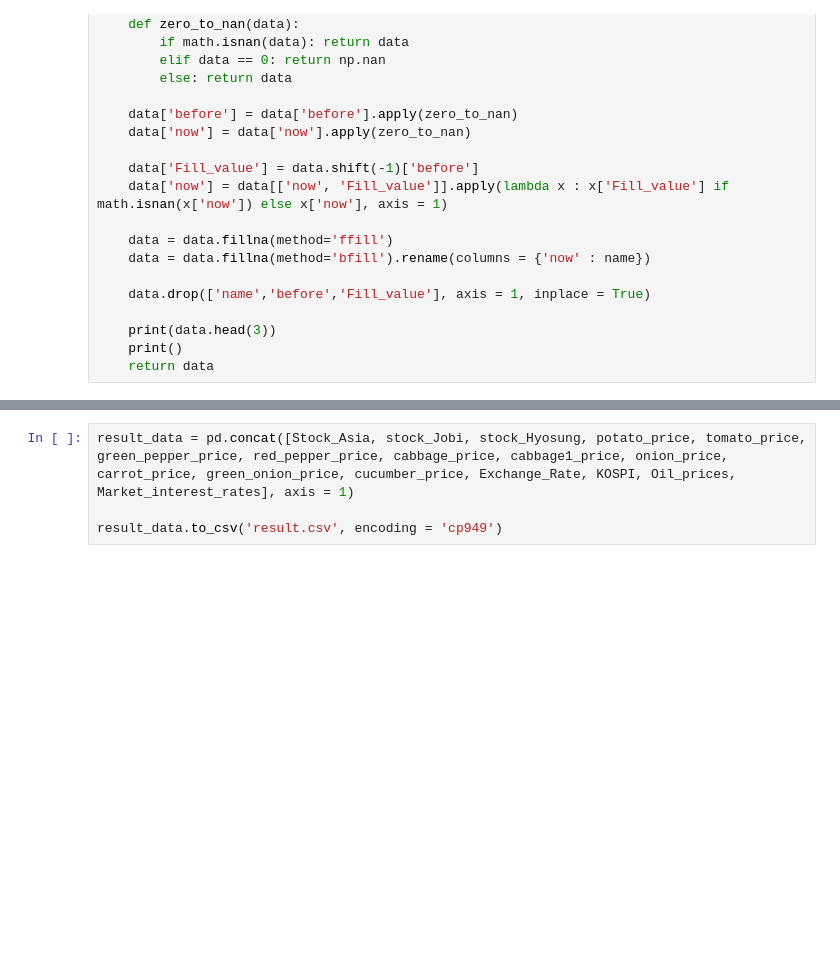
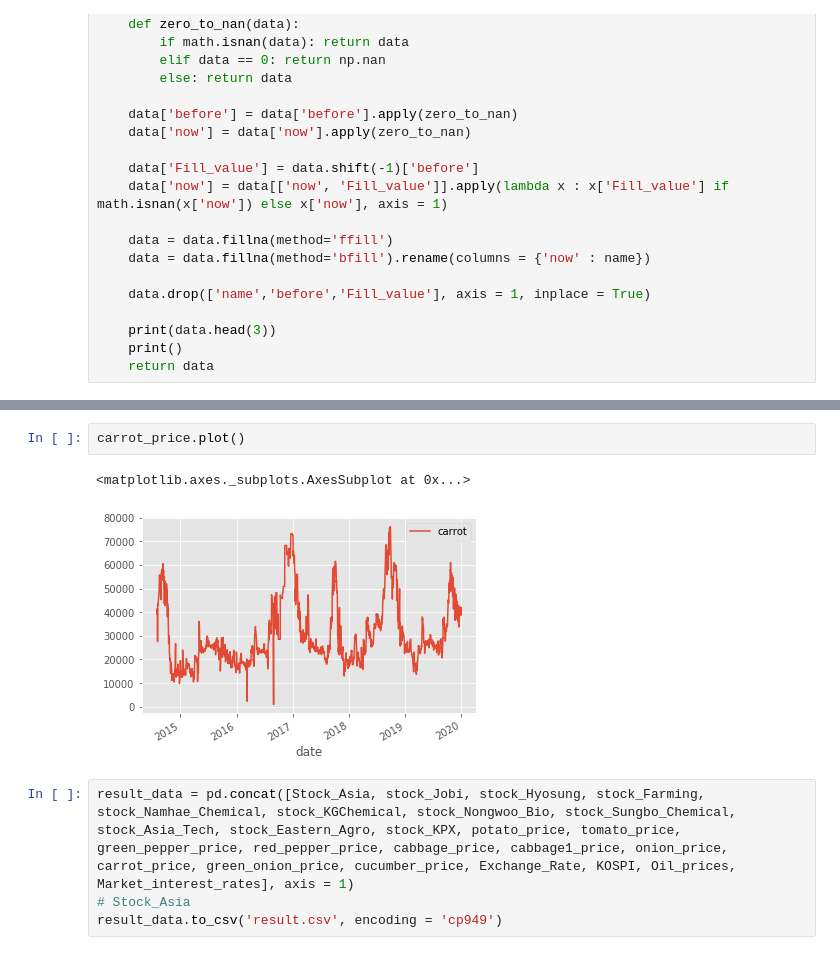
Before and after one commit to sunnight9507/BitAcademy, a Jupyter notebook: 17주차/All_data_processing.ipynb, the cells around one changed output, grey strips where cells are left out. Cells and saved outputs as stored; diff of their text form; blank space fills up the shorter version.

```diff
--- a/17주차/All_data_processing.ipynb
+++ b/17주차/All_data_processing.ipynb
@@ -431,6 +467,11 @@ date
+# %%
+carrot_price.plot()
+# %% [output]
+<matplotlib.axes._subplots.AxesSubplot at 0x...>
+[figure, added]
 # %%
-result_data = pd.concat([Stock_Asia, stock_Jobi, stock_Hyosung, potato_price, tomato_price, green_pepper_price, red_pepper_price, cabbage_price, cabbage1_price, onion_price, carrot_price, green_onion_price, cucumber_price, Exchange_Rate, KOSPI, Oil_prices, Market_interest_rates], axis = 1)
-
+result_data = pd.concat([Stock_Asia, stock_Jobi, stock_Hyosung, stock_Farming, stock_Namhae_Chemical, stock_KGChemical, stock_Nongwoo_Bio, stock_Sungbo_Chemical, stock_Asia_Tech, stock_Eastern_Agro, stock_KPX, potato_price, tomato_price, green_pepper_price, red_pepper_price, cabbage_price, cabbage1_price, onion_price, carrot_price, green_onion_price, cucumber_price, Exchange_Rate, KOSPI, Oil_prices, Market_interest_rates], axis = 1)
+# Stock_Asia
 result_data.to_csv('result.csv', encoding = 'cp949')
 # %%
 def day_to_month(data):
```
Also changed, not shown: parts of 7 cells of this notebook.
